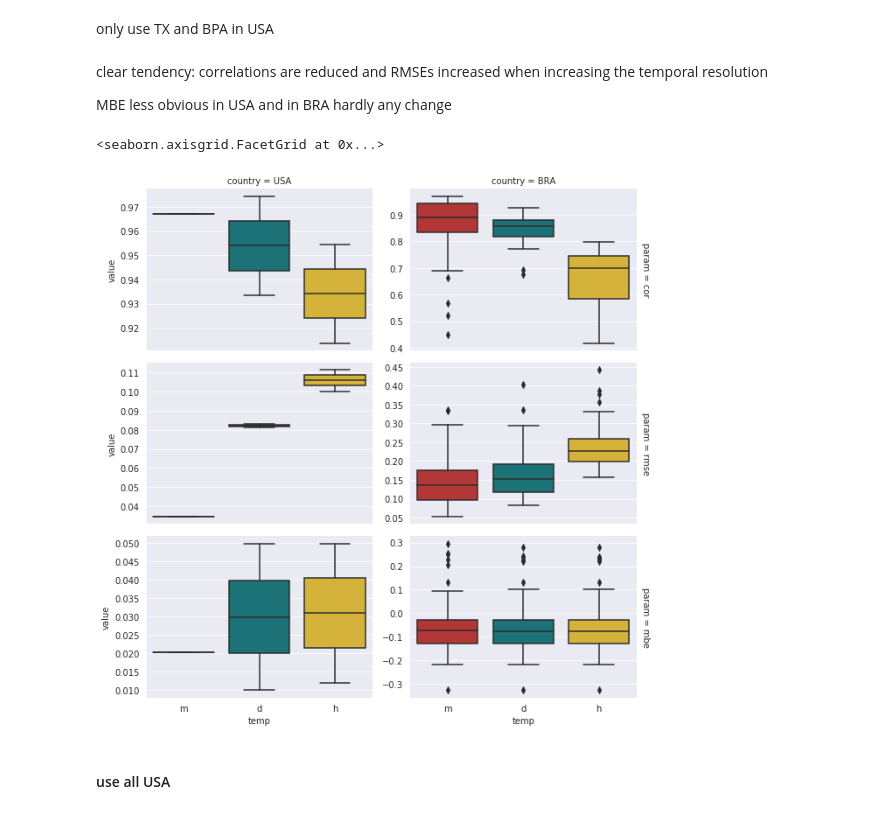
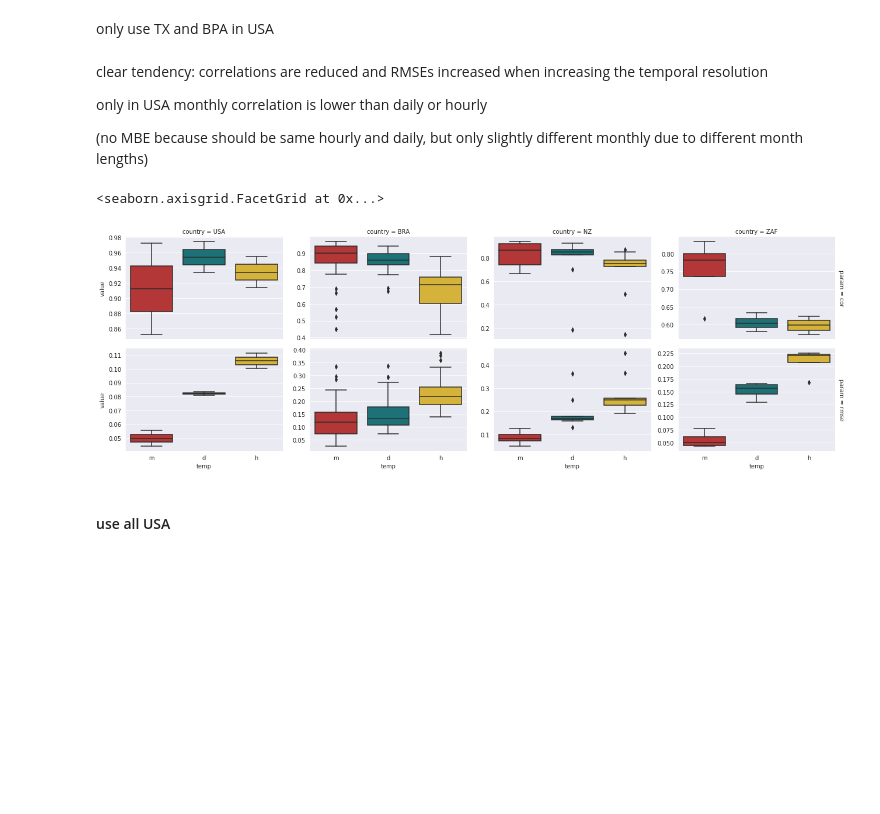
Before and after one commit to KatharinaGruber/windpower_GWA, a Jupyter notebook: story.ipynb, the cells around one changed output. Drawn from its saved outputs; the diff is of its cells as text; code cells hidden in the pictures; blank space fills up the shorter version.

```diff
--- a/story.ipynb
+++ b/story.ipynb
@@ -126,5 +185,7 @@ only use TX and BPA in USA
 # %% [markdown]
 clear tendency: correlations are reduced and RMSEs increased when increasing the temporal resolution
 
-MBE less obvious in USA and in BRA hardly any change
+only in USA monthly correlation is lower than daily or hourly
+
+(no MBE because should be same hourly and daily, but only slightly different monthly due to different month lengths)
 # %%
@@ -133,15 +194,22 @@ sns.catplot(x = 'temp', y = 'value', col='country',row='param',
               kind='box',order=['m','d','h'],
             height=3, aspect=1.5,
             data=res, margin_titles=True, sharey=False)#.set_axis_labels("systemsize", "value")#.set_xticklabels(rotation=20)
+# %%
+res = results[(results.dataset=='ERA5')&(results.GWA=='GWA2')&((results.param=='cor')|(results.param=='rmse'))&
+              ((results.region=='BPA')|(results.region=='TX')|(results.country!='USA'))]
+sns.catplot(x = 'temp', y = 'value', col='country',row='param',
+              kind='box',order=['m','d','h'],
+            height=3, aspect=1.5,
+            data=res, margin_titles=True, sharey=False)
+# %% [output]
+<seaborn.axisgrid.FacetGrid at 0x...>
+[figure, added]
 # %%
-res = results[(results.dataset=='ERA5')&(results.GWA=='GWA2')&(results.param!='avg')&((results.region=='BPA')|(results.region=='TX')|(results.country=='BRA'))]
+res = results[(results.dataset=='ERA5')&(results.GWA=='GWA2')&((results.param!='avg'))&((results.region=='BPA')|(results.region=='TX')|(results.country!='USA'))]
 sns.catplot(x = 'temp', y = 'value', col='country',row='param',
               kind='box',order=['m','d','h'],
             height=3, aspect=1.5,
             data=res, margin_titles=True, sharey=False)#.set_axis_labels("systemsize", "value")#.set_xticklabels(rotation=20)
-# %% [output]
-<seaborn.axisgrid.FacetGrid at 0x...>
-[figure, removed]
 # %% [markdown]
 #### use all USA
 # %%
```
Also changed, not shown: parts of 22 cells of this notebook.
